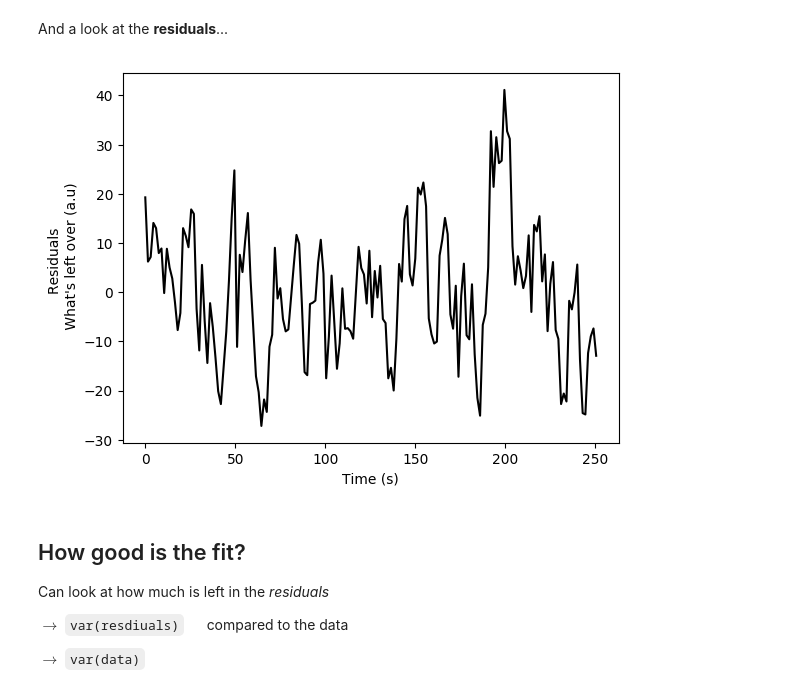
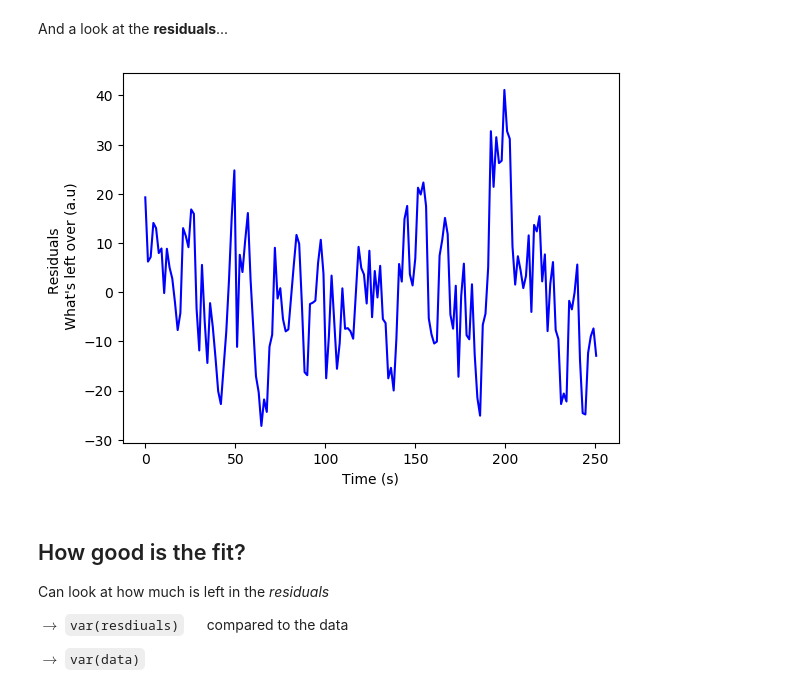
Before and after one commit to schluppeck/linearRegressionDemo, a Jupyter notebook: demoLinearRegression-v06.ipynb, the cells around one changed output. Saved outputs shown, nothing was run; the diff lists cells and outputs as text; code cells hidden in the pictures.

```diff
--- a/demoLinearRegression-v06.ipynb
+++ b/demoLinearRegression-v06.ipynb
@@ -132,5 +168,5 @@ beta = design \ timecourse = [13.0751; 199.244; 5.52676]
 
 The **model prediction** is just the **model** multiplied with the **weights** we found for each column.
 # %%
-modelPrediction = design * beta; # model prediction
+modelPrediction = design * betaWeights; # model prediction
 # %%
@@ -145,11 +183,11 @@ And a look at the **residuals**...
 # %%
 residual = timecourse - modelPrediction;
 # %%
-plot(t, residual, color="black");
+plot(t, residual, color="blue");
 xlabel("Time (s)");
 ylabel("Residuals \n What's left over (a.u)");
 # %% [output]
-[figure, old version]
+[figure, new version]
 # %% [markdown]
 ## How good is the fit?
 
```
Also changed, not shown: parts of 16 cells of this notebook, 1 other file.
